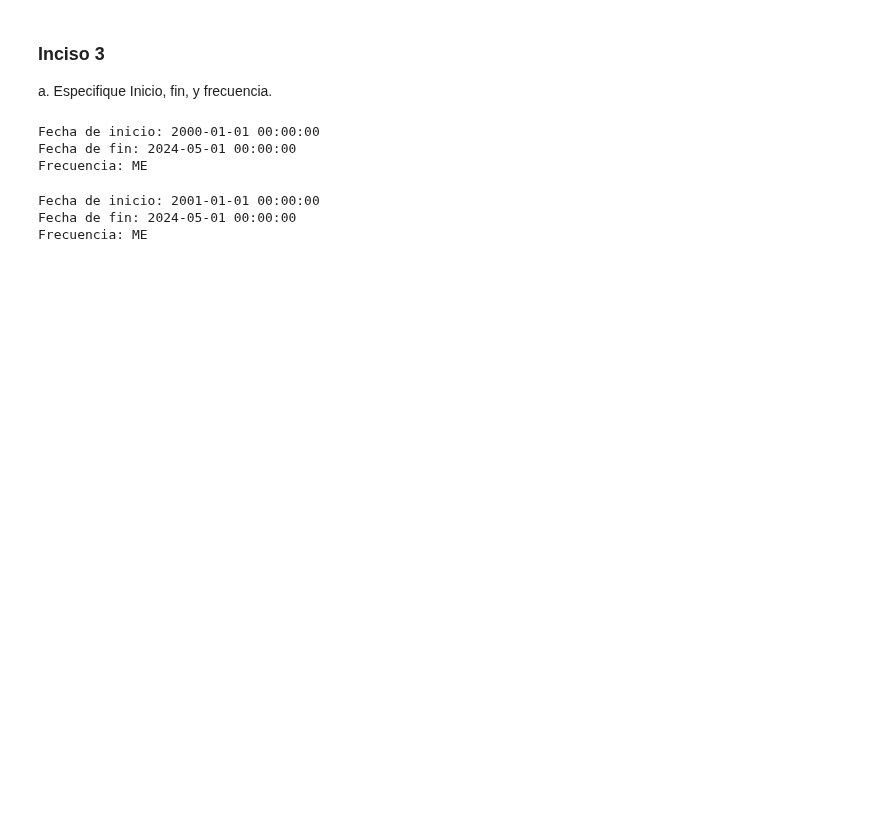
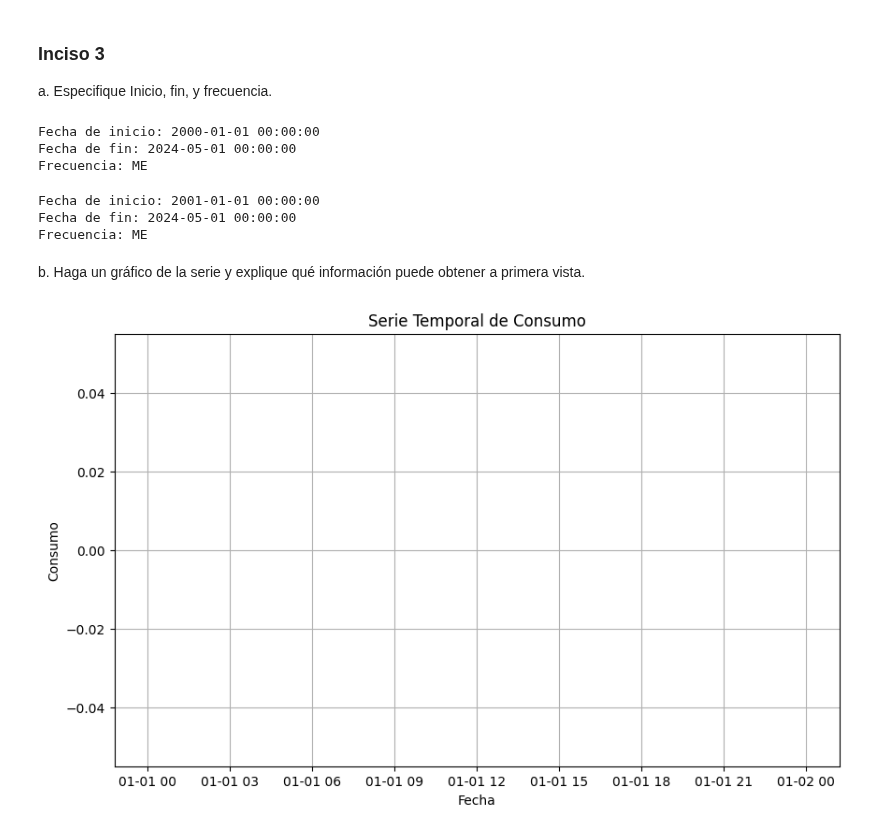
Before and after one commit to JDgomez2002/data-science-labs, a Jupyter notebook: lab02/lab2.ipynb, the cells around one changed output. Saved outputs shown, nothing was run; the diff lists cells and outputs as text; code cells hidden in the pictures; blank space fills up the shorter version.

```diff
--- a/lab02/lab2.ipynb
+++ b/lab02/lab2.ipynb
@@ -466,3 +470,16 @@ print(f"Frecuencia: {frecuencia}")
 Fecha de inicio: 2001-01-01 00:00:00
 Fecha de fin: 2024-05-01 00:00:00
 Frecuencia: ME
+# %% [markdown]
+b. Haga un gráfico de la serie y explique qué información puede obtener a primera vista.
+# %%
+# Hacer un gráfico de la serie temporal
+plt.figure(figsize=(10, 6))
+plt.plot(consumo.index, consumo.values, marker='o', linestyle='-')
+plt.title('Serie Temporal de Consumo')
+plt.xlabel('Fecha')
+plt.ylabel('Consumo')
+plt.grid(True)
+plt.show()
+# %% [output]
+[figure, added]
```
Also changed, not shown: parts of 5 cells of this notebook, 2 other files.
